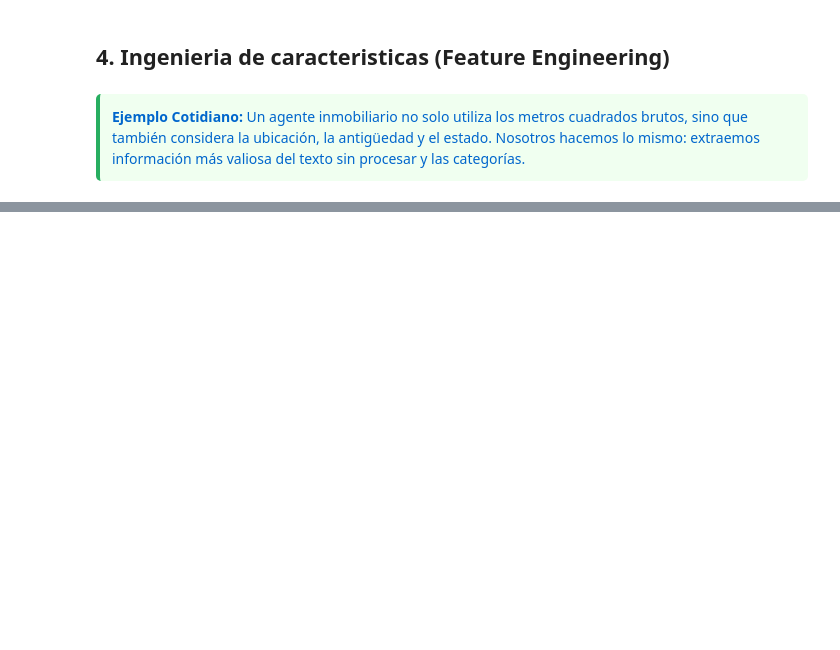
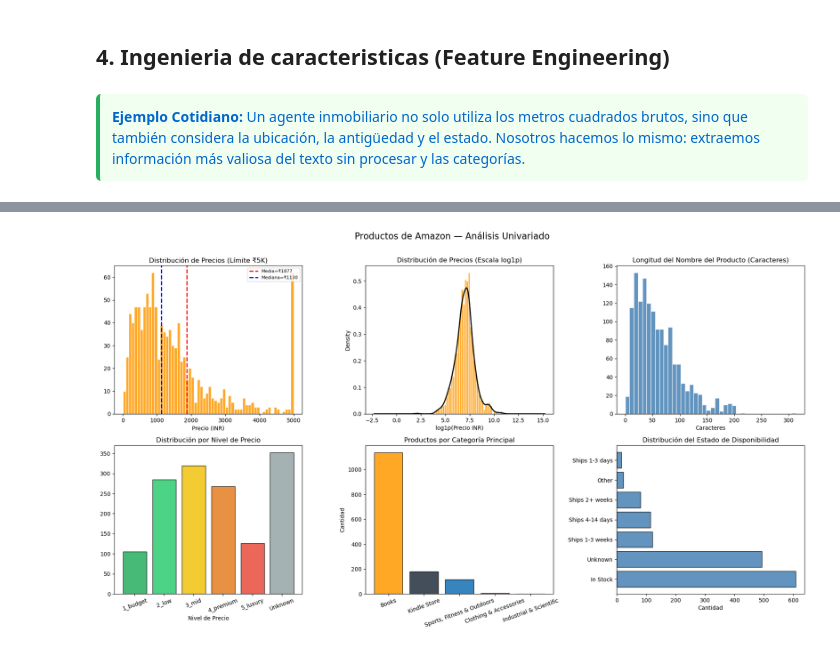
Before and after one commit to Adriana272005/9AIEVND-ADND-Practicas-230671-2, a Jupyter notebook: Practica04/Practica04_230671.ipynb, the cells around one changed output, grey strips where cells are left out. Cells and saved outputs as stored; diff of their text form; code cells hidden in the pictures; blank space fills up the shorter version.

```diff
--- a/Practica04/Practica04_230671.ipynb
+++ b/Practica04/Practica04_230671.ipynb
@@ -315,0 +322,85 @@ Unknown      348
+# %%
+# ============================================================
+# SECCIÓN 4 — Análisis Univariado
+# ============================================================
+import matplotlib.pyplot as plt
+from scipy.stats import shapiro  # Corrección: Asegura la importación para la prueba de normalidad
+
+# Filtrar filas donde el precio limpio no sea nulo y sea mayor a 0
+df_priced = df[df['price_clean'].notna() & (df['price_clean'] > 0)].copy()
+
+# Crear una cuadrícula de gráficos de 2 filas y 3 columnas
+fig, axes = plt.subplots(2, 3, figsize=(18, 10))
+
+# 1. Gráfico: Distribución del Precio Original (Límite de ₹5K)
+axes[0,0].hist(df_priced['price_clean'].clip(upper=5000), bins=60,
+               color='#FF9900', edgecolor='white', alpha=0.85)
+axes[0,0].axvline(df_priced['price_clean'].mean(), color='red', linestyle='--',
+                  lw=2, label=f'Media=₹{df_priced["price_clean"].mean():.0f}')
+axes[0,0].axvline(df_priced['price_clean'].median(), color='blue', linestyle='--',
+                  lw=2, label=f'Mediana=₹{df_priced["price_clean"].median():.0f}')
+axes[0,0].set_title('Distribución de Precios (Límite ₹5K)')
+axes[0,0].set_xlabel('Precio (INR)')
+axes[0,0].legend(fontsize=8)
+
+# 2. Gráfico: Distribución del Logaritmo del Precio
+axes[0,1].hist(df_priced['log_price'], bins=50, color='#FF9900',
+               edgecolor='white', alpha=0.85, density=True)
+df_priced['log_price'].plot.kde(ax=axes[0,1], color='black', lw=2)
+axes[0,1].set_title('Distribución de Precios (Escala log1p)')
+axes[0,1].set_xlabel('log1p(Precio INR)')
+
+# 3. Gráfico: Longitud del Nombre del Producto
+axes[0,2].hist(df['name_length'], bins=40, color='steelblue',
+               edgecolor='white', alpha=0.85)
+axes[0,2].set_title('Longitud del Nombre del Producto (Caracteres)')
+axes[0,2].set_xlabel('Caracteres')
+
+# 4. Gráfico: Distribución por Nivel de Precio
+tier_counts = df['price_tier'].value_counts().sort_index()
+tier_colors = ['#27ae60','#2ecc71','#f1c40f','#e67e22','#e74c3c','#95a5a6']
+axes[1,0].bar(tier_counts.index, tier_counts.values,
+              color=tier_colors[:len(tier_counts)], edgecolor='black', alpha=0.85)
+axes[1,0].set_title('Distribución por Nivel de Precio')
+axes[1,0].set_xlabel('Nivel de Precio')
+axes[1,0].tick_params(axis='x', rotation=20)
+
+# 5. Gráfico: Productos por Categoría Principal
+cat_counts = df['primary_category'].value_counts()
+axes[1,1].bar(cat_counts.index, cat_counts.values,
+              color=['#FF9900','#232F3E','#146EB4','#E47911','#999'],
+              edgecolor='black', alpha=0.85)
+axes[1,1].set_title('Productos por Categoría Principal')
+axes[1,1].set_ylabel('Cantidad')
+axes[1,1].tick_params(axis='x', rotation=20)
+
+# 6. Gráfico: Distribución del Estado de Disponibilidad
+avail_counts = df['avail_clean'].value_counts()
+axes[1,2].barh(avail_counts.index, avail_counts.values,
+               color='steelblue', edgecolor='black', alpha=0.85)
+axes[1,2].set_title('Distribución del Estado de Disponibilidad')
+axes[1,2].set_xlabel('Cantidad')
+
+# Título global de la figura
+plt.suptitle('Productos de Amazon — Análisis Univariado', fontsize=16, y=1.01)
+plt.tight_layout()
+
+# Nota: Si estás en un entorno local o Jupyter Notebook, usa plt.show() para visualizarlo directamente:
+plt.show()
+# Si prefieres guardarlo como imagen, puedes descomentar la siguiente línea:
+# plt.savefig('analisis_univariado_amazon.png')
+
+# ============================================================
+# PRUEBA DE NORMALIDAD Y ESTADÍSTICAS
+# ============================================================
+# Tomar una muestra de 500 registros para la prueba de Shapiro-Wilk
+muestra_log_precio = df_priced['log_price'].sample(min(500, len(df_priced)), random_state=42)
+stat, p = shapiro(muestra_log_precio)
+
+print(f'Prueba de Shapiro-Wilk (log precio, n=500): estadístico={stat:.4f}, p-valor={p:.6f}')
+print(f'Resultado: El precio {"tiene una distribución normal después de la transformación logarítmica" if p > 0.05 else "sigue teniendo una distribución NO normal después de la transformación logarítmica"}')
+
+print(f'\nEstadísticas descriptivas del precio (INR):')
+print(df_priced['price_clean'].describe().round(2).to_string())
+# %% [output]
+[figure, added]
```
Also changed, not shown: parts of 19 cells of this notebook.
